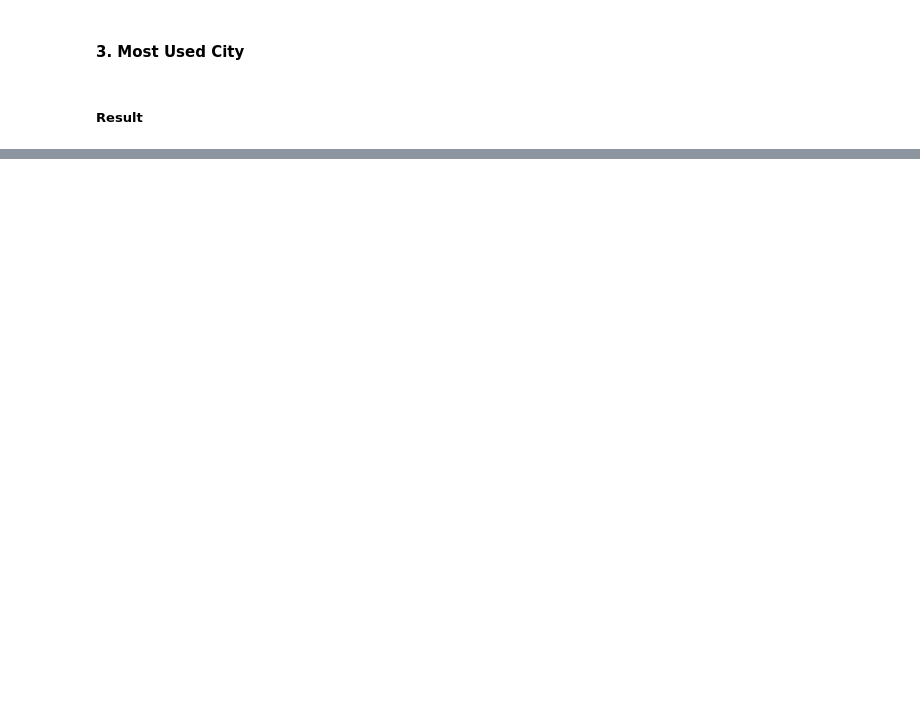
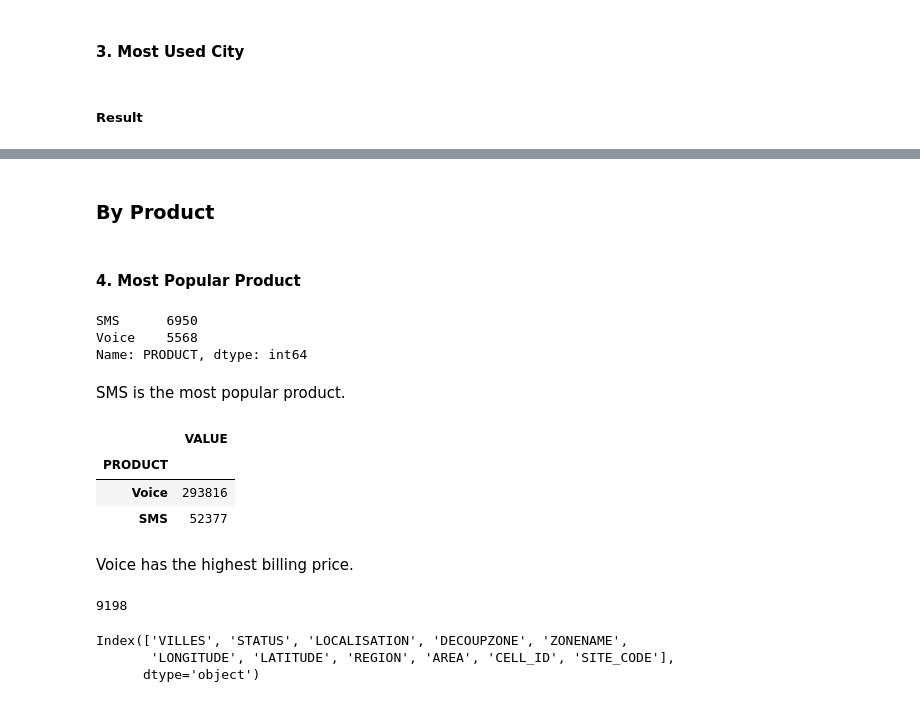
Before and after one commit to deborahmasibo/moringa_prep_week_3_ip, a Jupyter notebook: week3_ip.ipynb, the cells around one changed output, grey strips where cells are left out. Saved outputs shown, nothing was run; the diff lists cells and outputs as text; code cells hidden in the pictures; blank space fills up the shorter version.

```diff
--- a/week3_ip.ipynb
+++ b/week3_ip.ipynb
@@ -543,0 +541,37 @@ telcom_all.head()
+# %% [markdown]
+### By Product
+# %% [markdown]
+#### 4. Most Popular Product
+# %%
+# Popular product
+telcom_all['PRODUCT'].value_counts()
+# %% [output]
+SMS      6950
+Voice    5568
+Name: PRODUCT, dtype: int64
+# %% [markdown]
+SMS is the most popular product.
+# %%
+# Higher billing
+telcom_all[['PRODUCT','VALUE']].groupby(telcom_all['PRODUCT']).sum().sort_values('VALUE', ascending=False)
+# %% [output]
+|  | VALUE |
+| PRODUCT |  |
+| Voice | 293816 |
+| SMS | 52377 |
+# %% [markdown]
+Voice has the highest billing price.
+# %%
+# Site with the most subscribers
+# Phone numbers of local people.
+locals_num = list(telcom_all['DW_A_NUMBER_INT'].unique())
+len(locals_num) # 9198 subscribers
+# %% [output]
+9198
+# %%
+# Check columns
+cells_geo.columns
+# %% [output]
+Index(['VILLES', 'STATUS', 'LOCALISATION', 'DECOUPZONE', 'ZONENAME',
+       'LONGITUDE', 'LATITUDE', 'REGION', 'AREA', 'CELL_ID', 'SITE_CODE'],
+      dtype='object')
```
Also changed, not shown: parts of 14 cells of this notebook.
